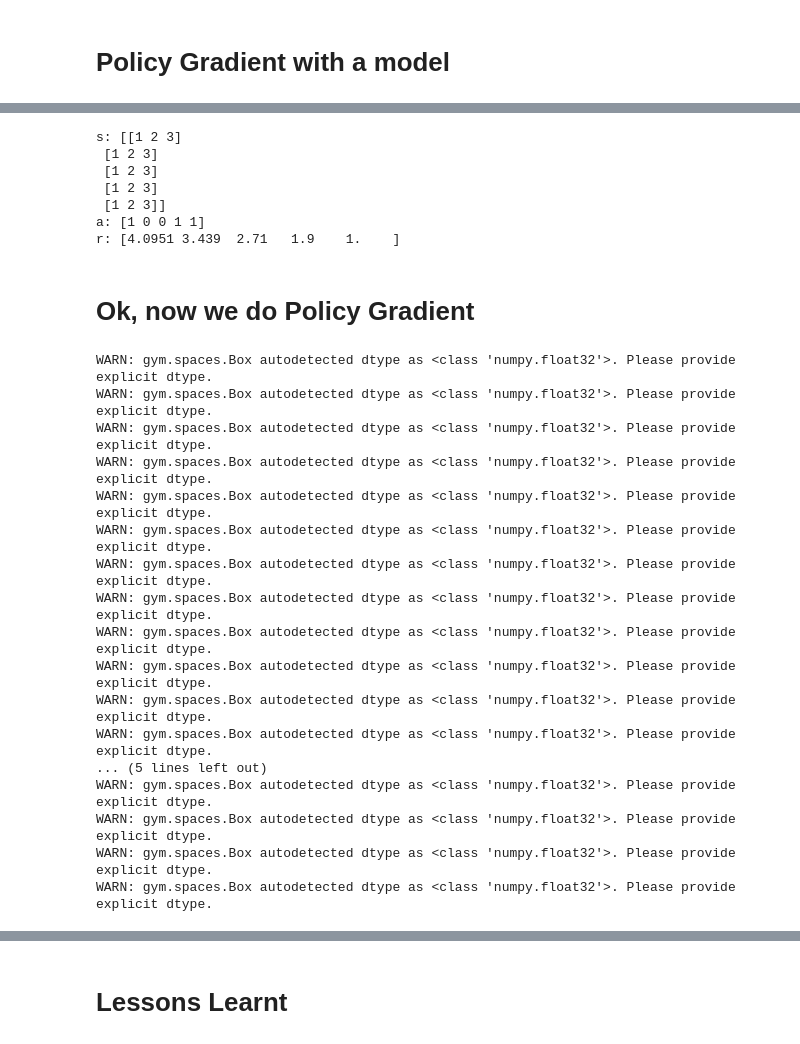
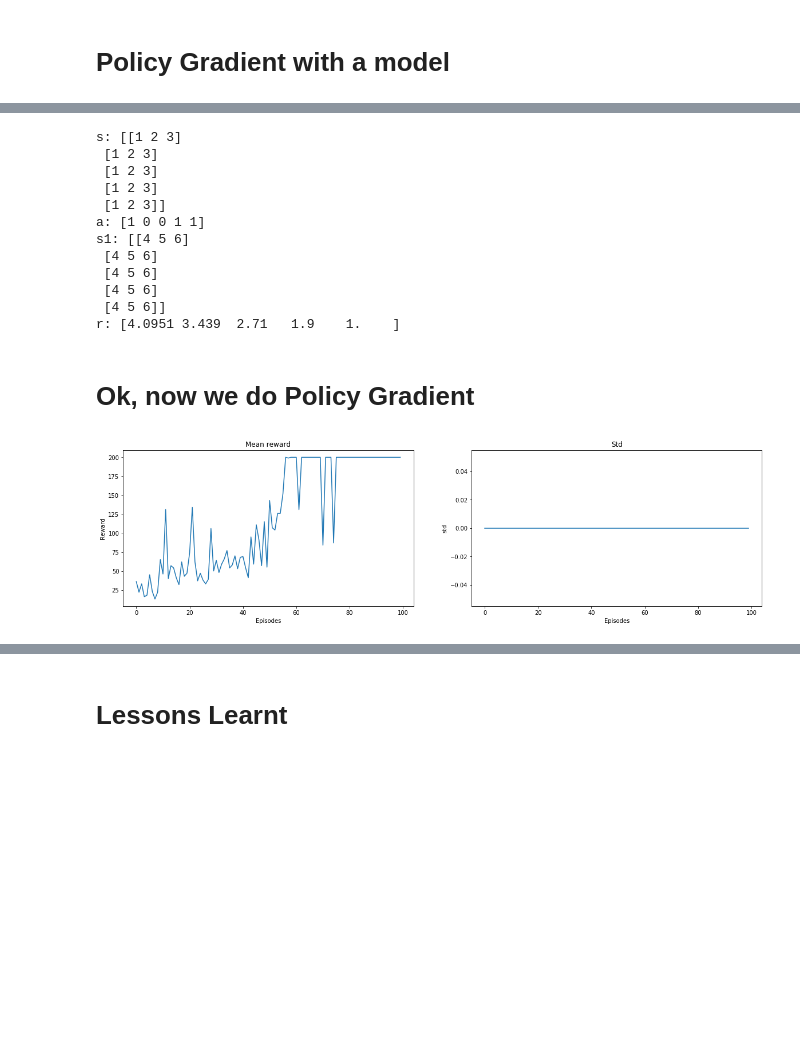
Before and after one commit to whathelll/Reinforcement-Learning, a Jupyter notebook: PolicyGradient/2-Cartpole_REINFORCE.ipynb, the cells around one changed output, grey strips where cells are left out. Cells and saved outputs as stored; diff of their text form; code cells hidden in the pictures; blank space fills up the shorter version.

```diff
--- a/PolicyGradient/2-Cartpole_REINFORCE.ipynb
+++ b/PolicyGradient/2-Cartpole_REINFORCE.ipynb
@@ -393,5 +302,5 @@ array([[0.46500835, 0.53499174],
 # %%
-Transition = namedtuple("Transition", ["s", "a", "r"])
+Transition = namedtuple("Transition", ["s", "a", "s1", "r"])
 
 class PolicyGradientMemory():
     def __init__(self, gamma = 0.9):
@@ -409,6 +318,7 @@ class PolicyGradientMemory():
         batched = Transition(*zip(*self.memory))
         s = np.array(list(batched.s))
         a = np.array(list(batched.a))
+        s1 = np.array(list(batched.s1))
         r = np.array(list(batched.r), dtype="float32")
 
         reward = 0.
@@ -418,7 +328,7 @@ class PolicyGradientMemory():
             r[i] = reward
 #             print(i, len(r)-i-1, r[i])
 #         r = np.expand_dims(r, axis=1)
-        return [s, a, r]
+        return [s, a, s1, r]
 
     def __len__(self):
         return len(self.memory)
@@ -431,11 +341,11 @@ class PolicyGradientMemory():
 
 memory = PolicyGradientMemory()
 
-memory.append(Transition([1, 2, 3], 1, 1))
-memory.append(Transition([1, 2, 3], 0, 1))
-memory.append(Transition([1, 2, 3], 0, 1))
-memory.append(Transition([1, 2, 3], 1, 1))
-memory.append(Transition([1, 2, 3], 1, 1))
+memory.append(Transition([1, 2, 3], 1, [4, 5, 6], 1))
+memory.append(Transition([1, 2, 3], 0, [4, 5, 6], 1))
+memory.append(Transition([1, 2, 3], 0, [4, 5, 6], 1))
+memory.append(Transition([1, 2, 3], 1, [4, 5, 6], 1))
+memory.append(Transition([1, 2, 3], 1, [4, 5, 6], 1))
 
 
 
@@ -445,7 +355,8 @@ memory.append(Transition([1, 2, 3], 1, 1))
 a = memory.sample()
 print("s:", a[0])
 print("a:", a[1])
-print("r:", a[2])
+print("s1:", a[2])
+print("r:", a[3])
 # %% [output]
 s: [[1 2 3]
  [1 2 3]
@@ -453,6 +364,11 @@ s: [[1 2 3]
  [1 2 3]
  [1 2 3]]
 a: [1 0 0 1 1]
+s1: [[4 5 6]
+ [4 5 6]
+ [4 5 6]
+ [4 5 6]
+ [4 5 6]]
 r: [4.0951 3.439  2.71   1.9    1.    ]
 # %% [markdown]
 # Ok, now we do Policy Gradient
@@ -467,14 +383,13 @@ class Agent():
         self.optimizer = tf.train.AdamOptimizer(learning_rate=0.1)
 
     def getAction(self, s):
-#         action = self.env.action_space.sample()
         s = tf.convert_to_tensor([s])
-        action_probability = self.model.eval(s).numpy()
+        action_probability = self.model(s).numpy()
 #         print(action_probability)
         action = np.random.choice([0, 1], p=action_probability[0])
         return action
 
-    def train(self, episodes=2, display=None):
+    def train(self, episodes=2):
         all_returns = [[] for _ in range(200)]
         for i in range(episodes):
             s = self.env.reset()
@@ -483,85 +398,50 @@ class Agent():
                 action = self.getAction(s)
 
                 s_1, reward, done, info = self.env.step(action)
-                self.memory.append(Transition(s, action, reward))
+                self.memory.append(Transition(s, action, s_1, reward))
                 s = s_1
 
                 steps += 1
                 if done:
-#                     print("Training episode finished after {} timesteps".format(steps))
                     break
 
 
-            s, a, r = self.memory.sample()
+            s, a, s1, r = self.memory.sample()
             a = tf.one_hot(a, depth=2, dtype="int32")
             b = np.zeros_like(r)
             for t in range(len(r)):
                 all_returns[t].append(r[t])
                 b[t] = np.mean(all_returns[t])
 
             # Optimize the model
-            grads = self.model.grad(s, a, r-b)
-            self.optimizer.apply_gradients(zip(grads, self.model.variables),
-                                      global_step=tf.train.get_or_create_global_step())
+            self.model.train(self.optimizer, s, a, r-b)
             self.memory.reset()
 
             self.episode_durations.append(steps)
 
     def run(self):
         self.env = gym.make('CartPole-v0')
         s = self.env.reset()
         steps = 0
         while True:
             self.env.render()
             action = self.getAction(s)
             s_1, reward, done, info = self.env.step(action)
             s = s_1
             steps += 1
             if done:
                 print("Episode finished successfully after {} timesteps".format(steps))
                 break
         self.env.close()
 
 agent = Agent()
 
-def show_chart(agent):
-    plt.figure(figsize=(15,5))
-    plt.subplot(1, 2, 1)
-    plt.xlabel('Episode')
-    plt.ylabel('Duration')
-    plt.plot(agent.episode_durations)
-    plt.subplot(1, 2, 2)
-    plt.xlabel('Last x Training Cycles')
-    plt.ylabel('Loss')
-    plt.plot(list(agent.episode_loss))
-    plt.show()
-
-# %time agent.train(episodes=2, display=show_chart)
-# %time agent.train(episodes=100)
-# show_chart(agent)
-# plt.plot(agent.episode_durations)
-
-
 reward_history = RewardHistory()
-for i in range(20):
+for i in range(1):
     agent = Agent()
     agent.train(100)
     reward_history.append(agent.episode_durations)
+
+reward_history.plot()
 # %% [output]
-WARN: gym.spaces.Box autodetected dtype as <class 'numpy.float32'>. Please provide explicit dtype.
-WARN: gym.spaces.Box autodetected dtype as <class 'numpy.float32'>. Please provide explicit dtype.
-WARN: gym.spaces.Box autodetected dtype as <class 'numpy.float32'>. Please provide explicit dtype.
-WARN: gym.spaces.Box autodetected dtype as <class 'numpy.float32'>. Please provide explicit dtype.
-WARN: gym.spaces.Box autodetected dtype as <class 'numpy.float32'>. Please provide explicit dtype.
-WARN: gym.spaces.Box autodetected dtype as <class 'numpy.float32'>. Please provide explicit dtype.
-WARN: gym.spaces.Box autodetected dtype as <class 'numpy.float32'>. Please provide explicit dtype.
-WARN: gym.spaces.Box autodetected dtype as <class 'numpy.float32'>. Please provide explicit dtype.
-WARN: gym.spaces.Box autodetected dtype as <class 'numpy.float32'>. Please provide explicit dtype.
-WARN: gym.spaces.Box autodetected dtype as <class 'numpy.float32'>. Please provide explicit dtype.
-WARN: gym.spaces.Box autodetected dtype as <class 'numpy.float32'>. Please provide explicit dtype.
-WARN: gym.spaces.Box autodetected dtype as <class 'numpy.float32'>. Please provide explicit dtype.
-... (5 lines left out)
-WARN: gym.spaces.Box autodetected dtype as <class 'numpy.float32'>. Please provide explicit dtype.
-WARN: gym.spaces.Box autodetected dtype as <class 'numpy.float32'>. Please provide explicit dtype.
-WARN: gym.spaces.Box autodetected dtype as <class 'numpy.float32'>. Please provide explicit dtype.
-WARN: gym.spaces.Box autodetected dtype as <class 'numpy.float32'>. Please provide explicit dtype.
+[figure, added]
```
Also changed, not shown: parts of 9 cells of this notebook, 4 other files.
